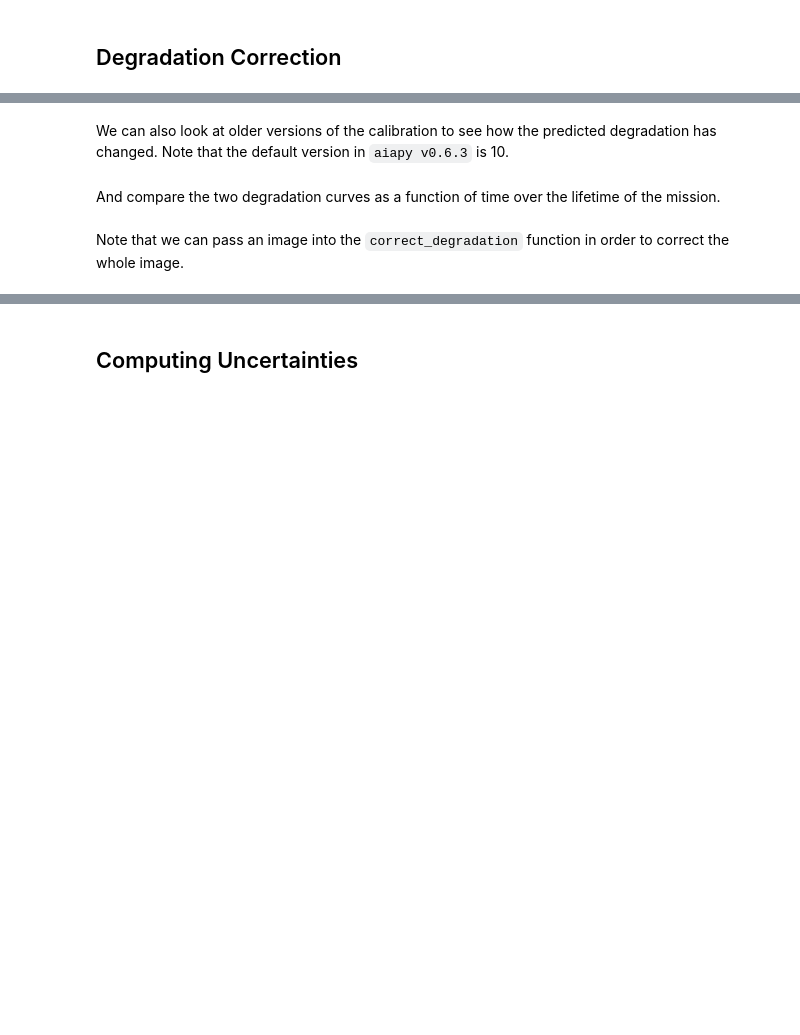
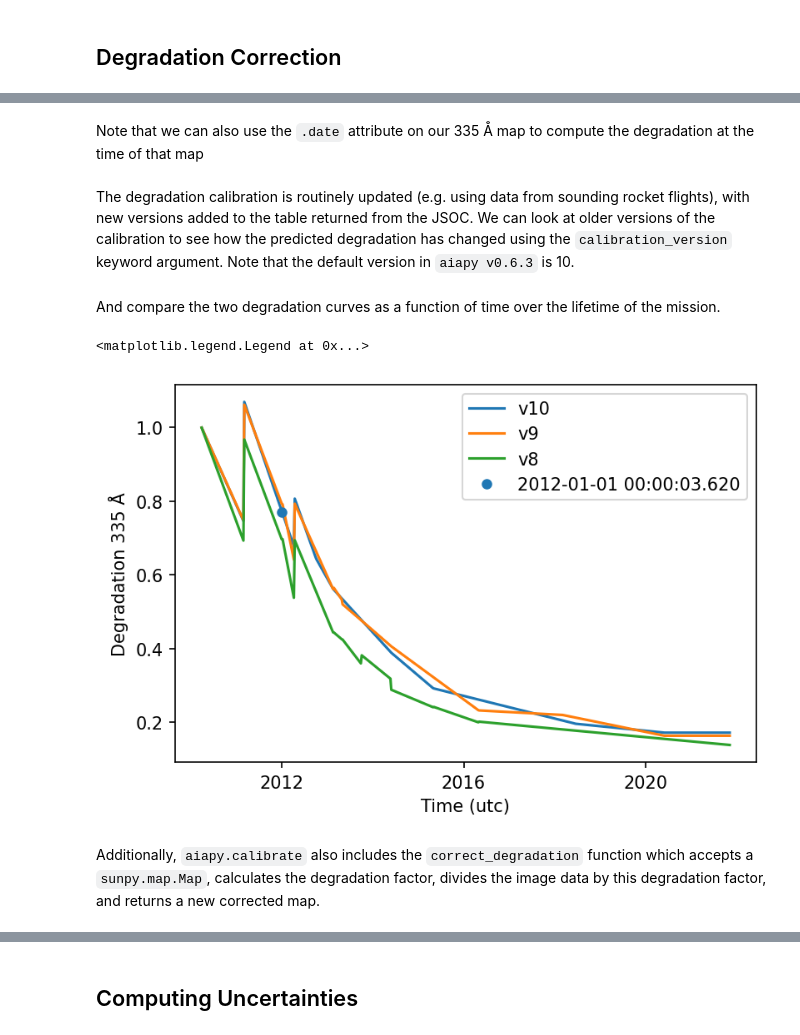
Before and after one commit to sunpy/sunpy.org, a Jupyter notebook: posts/2021/2021-10-01-aiapy-demo.ipynb, the cells around one changed output, grey strips where cells are left out. Drawn from its saved outputs; the diff is of its cells as text; code cells hidden in the pictures; blank space fills up the shorter version.

Commit message:
finish off degradation section

```diff
--- a/posts/2021/2021-10-01-aiapy-demo.ipynb
+++ b/posts/2021/2021-10-01-aiapy-demo.ipynb
@@ -300,0 +309,2 @@ d_335 = degradation(m_335.wavelength, time_window)
+# %%
+correction_table = get_correction_table()
@@ -301,20 +313,30 @@ d_335 = degradation(m_335.wavelength, time_window)
+# %%
+d_335 = degradation(m_335.wavelength, time_window, correction_table=correction_table)
+# %% [markdown]
+Note that we can also use the `.date` attribute on our 335 Å map to compute the degradation at the time of that map
+# %%
+d_335_map = degradation(m_335.wavelength, m_335.date, correction_table=correction_table)
 # %% [markdown]
-We can also look at older versions of the calibration to see how the predicted degradation has changed.
+The degradation calibration is routinely updated (e.g. using data from sounding rocket flights), with new versions added to the table returned from the JSOC.
+We can look at older versions of the calibration to see how the predicted degradation has changed using the `calibration_version` keyword argument.
 Note that the default version in `aiapy v0.6.3` is 10.
 # %%
-d_335_v9 = degradation(m_335.wavelength, time_window, calibration_version=9)
-d_335_v8 = degradation(m_335.wavelength, time_window, calibration_version=8)
+d_335_v9 = degradation(m_335.wavelength, time_window, calibration_version=9, correction_table=correction_table)
+d_335_v8 = degradation(m_335.wavelength, time_window, calibration_version=8, correction_table=correction_table)
 # %% [markdown]
 And compare the two degradation curves as a function of time over the lifetime of the mission.
 # %%
 with time_support(format='jyear'):
-    plt.plot(t, d_335, label='v10')
-    plt.plot(t, d_335_v9, label='v9')
-    plt.plot(t, d_335_v8, label='v8')
-    plt.plot(m_335.date[np.newaxis], degradation(m_335.wavelength, m_335.date),
-             linestyle='', marker='.', color='C0', markersize=15, label=m_335.date)
-plt.ylabel('Degradation 335 $\mathrm{\AA}$')
+    plt.plot(time_window, d_335, label='v10')
+    plt.plot(time_window, d_335_v9, label='v9')
+    plt.plot(time_window, d_335_v8, label='v8')
+    plt.plot(m_335.date, d_335_map,
+             markersize=10,linestyle='', marker='.', color='C0', label=m_335.date.iso)
+plt.ylabel('Degradation 335 Å')
 plt.legend()
+# %% [output]
+<matplotlib.legend.Legend at 0x...>
+[figure, added]
-# %% [markdown]
-Note that we can pass an image into the `correct_degradation` function in order to correct the whole image.
+# %% [markdown]
+Additionally, `aiapy.calibrate` also includes the `correct_degradation` function which accepts a `sunpy.map.Map`, calculates the degradation factor, divides the image data by this degradation factor, and returns a new corrected map.
 # %%
```
Also changed, not shown: parts of 16 cells of this notebook.
